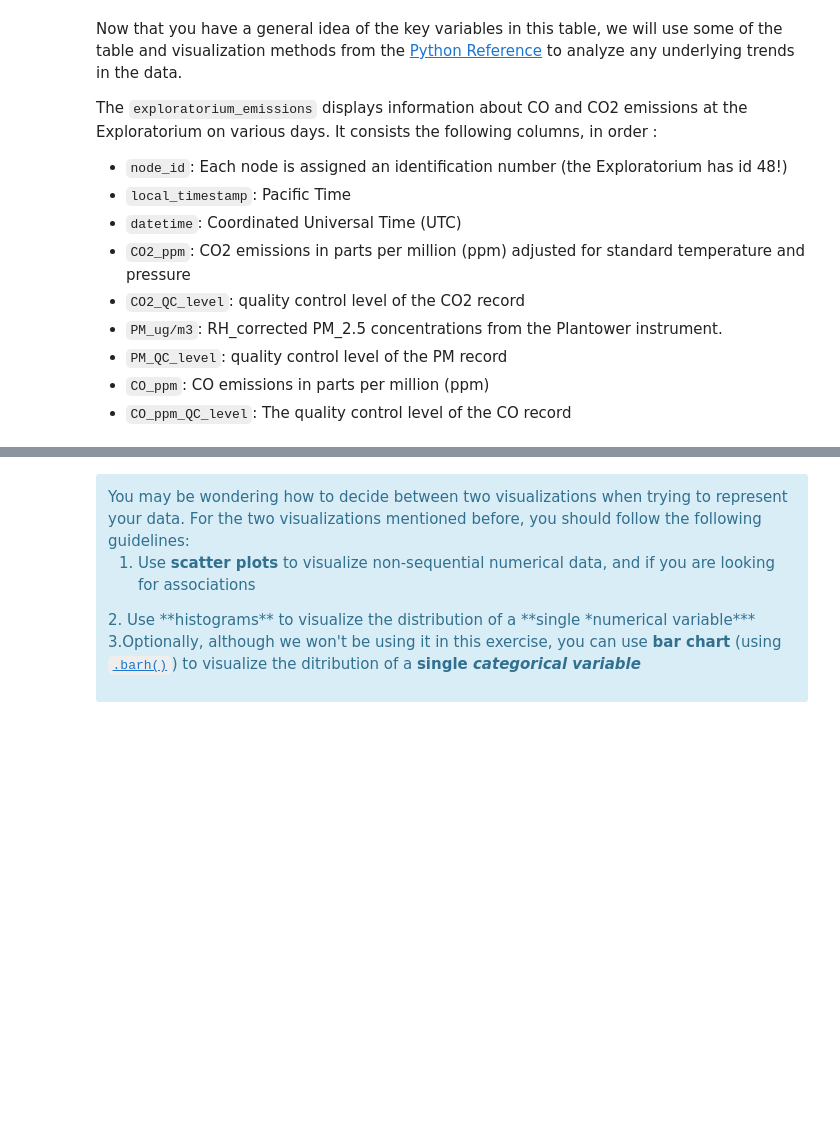
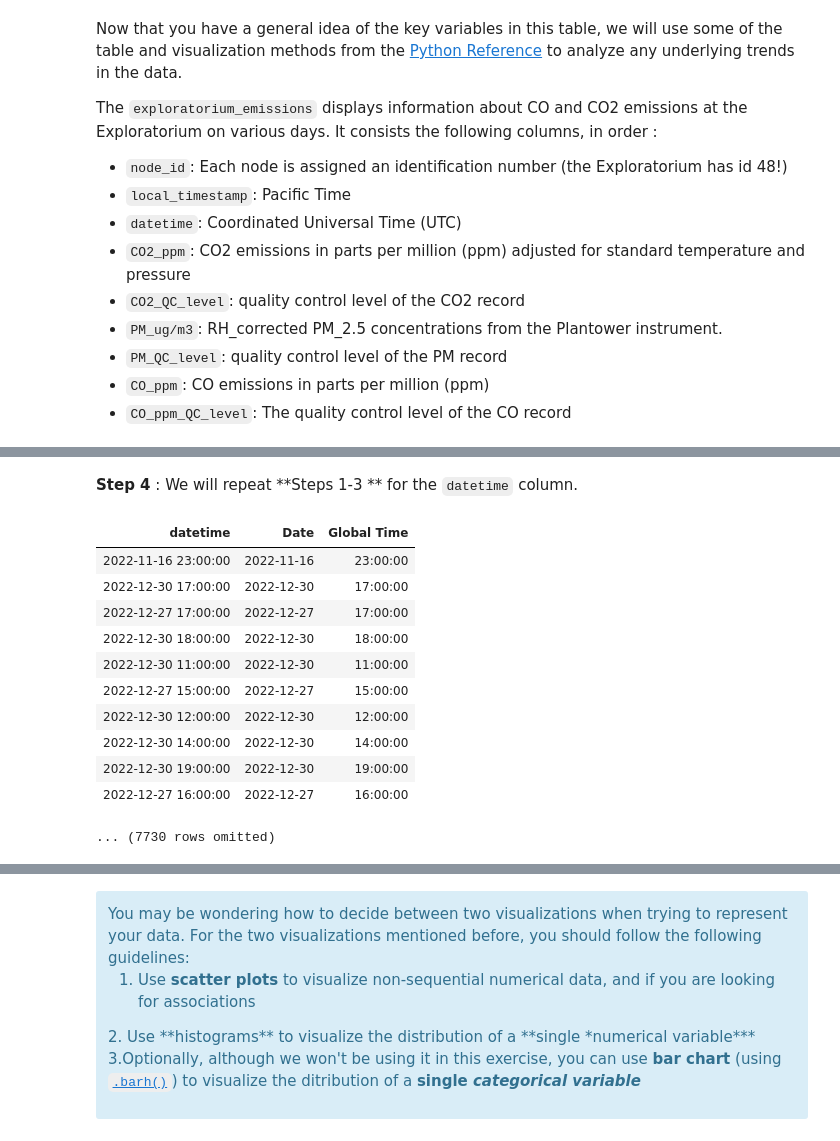
Before and after one commit to ds-modules/BEACON, a Jupyter notebook: Section5/Notebook1Section5.ipynb, the cells around one changed output, grey strips where cells are left out. Saved outputs shown, nothing was run; the diff lists cells and outputs as text; code cells hidden in the pictures; blank space fills up the shorter version.

```diff
--- a/Section5/Notebook1Section5.ipynb
+++ b/Section5/Notebook1Section5.ipynb
@@ -51,0 +123,21 @@ co_emissions = Table().with_columns('Date', co_emissions.column(1), 'Pacific Tim
+# %% [markdown]
+**Step 4** : We will repeat **Steps 1-3 ** for the `datetime` column.
+# %%
+#Splitting dates and times for UTC timestamp
+global_date_time = [x.split(' ') for x in co_emissions.column("datetime")]
+dates2 = np.array([item[0] for item in global_date_time])
+global_datetime_table = Table().with_columns('datetime', co_emissions.column('datetime'), 'Date', dates2, 'Global Time', global_times)
+global_datetime_table
+# %% [output]
+| datetime | Date | Global Time |
+| 2022-11-16 23:00:00 | 2022-11-16 | 23:00:00 |
+| 2022-12-30 17:00:00 | 2022-12-30 | 17:00:00 |
+| 2022-12-27 17:00:00 | 2022-12-27 | 17:00:00 |
+| 2022-12-30 18:00:00 | 2022-12-30 | 18:00:00 |
+| 2022-12-30 11:00:00 | 2022-12-30 | 11:00:00 |
+| 2022-12-27 15:00:00 | 2022-12-27 | 15:00:00 |
+| 2022-12-30 12:00:00 | 2022-12-30 | 12:00:00 |
+| 2022-12-30 14:00:00 | 2022-12-30 | 14:00:00 |
+| 2022-12-30 19:00:00 | 2022-12-30 | 19:00:00 |
+| 2022-12-27 16:00:00 | 2022-12-27 | 16:00:00 |
+... (7730 rows omitted)
```
Also changed, not shown: parts of 24 cells of this notebook, 1 other file.
